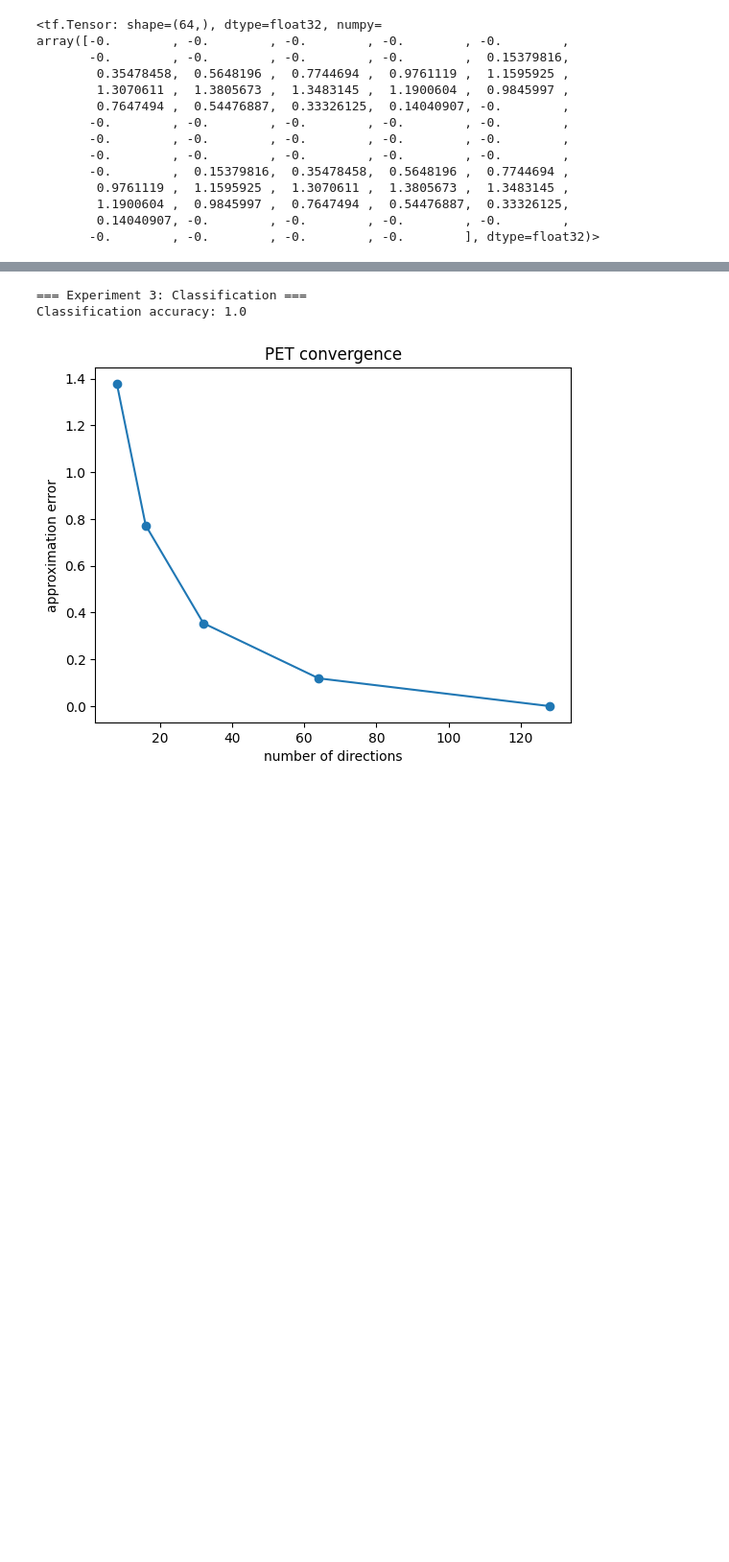
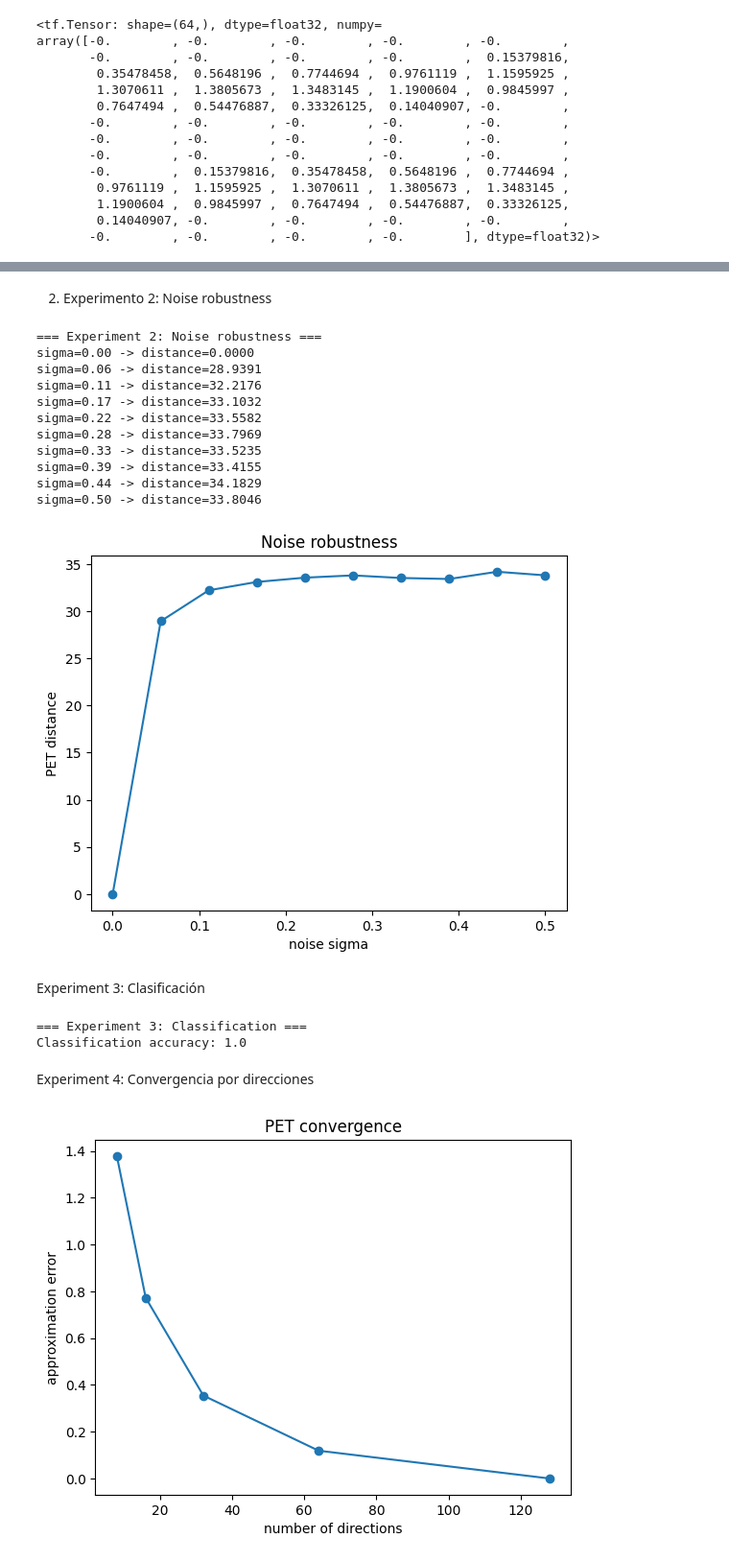
Before and after one commit to victosdur/PET, a Jupyter notebook: pet.ipynb, the cells around one changed output, grey strips where cells are left out. Shown at 96% size. Drawn from its saved outputs; the diff is of its cells as text; code cells hidden in the pictures; blank space fills up the shorter version.

```diff
--- a/pet.ipynb
+++ b/pet.ipynb
@@ -324,3 +151,51 @@ sigma=0.50 -> distance=34.1605
+# %% [markdown]
+2) Experimento 2: Noise robustness
+# %%
+def experiment_noise_stability(layer):
+
+    print("\n=== Experiment 2: Noise robustness ===")
+
+    x,y = generate_ellipse(a=2,b=1)
+    pet_clean,_ = compute_pet_from_shape(x,y,layer)
+
+    sigmas = np.linspace(0,0.5,10)
+    distances = []
+
+    for sigma in sigmas:
+        xn,yn = generate_noisy_shape(x,y,sigma)
+        pet_noisy,_ = compute_pet_from_shape(xn,yn,layer)
+
+        dist = np.linalg.norm(pet_clean - pet_noisy)
+        distances.append(dist)
+
+        print(f"sigma={sigma:.2f} -> distance={dist:.4f}")
+
+    plt.figure()
+    plt.plot(sigmas, distances, marker="o")
+    plt.xlabel("noise sigma")
+    plt.ylabel("PET distance")
+    plt.title("Noise robustness")
+    plt.show()
+
+n_points = 400
+layer = build_lowerstar_layer(n_points)
+
+experiment_noise_stability(layer)
+# %% [output]
+=== Experiment 2: Noise robustness ===
+sigma=0.00 -> distance=0.0000
+sigma=0.06 -> distance=28.9391
+sigma=0.11 -> distance=32.2176
+sigma=0.17 -> distance=33.1032
+sigma=0.22 -> distance=33.5582
+sigma=0.28 -> distance=33.7969
+sigma=0.33 -> distance=33.5235
+sigma=0.39 -> distance=33.4155
+sigma=0.44 -> distance=34.1829
+sigma=0.50 -> distance=33.8046
+[figure, added]
+# %% [markdown]
+Experiment 3: Clasificación
 # %%
 from sklearn.svm import SVC
 from sklearn.model_selection import train_test_split
@@ -368,6 +246,8 @@ experiment_classification(layer)
 # %% [output]
 === Experiment 3: Classification ===
 Classification accuracy: 1.0
+# %% [markdown]
+Experiment 4: Convergencia por direcciones
 # %%
 def experiment_direction_sampling(layer):
 
```
Also changed, not shown: parts of 10 cells of this notebook, 46 other files.
